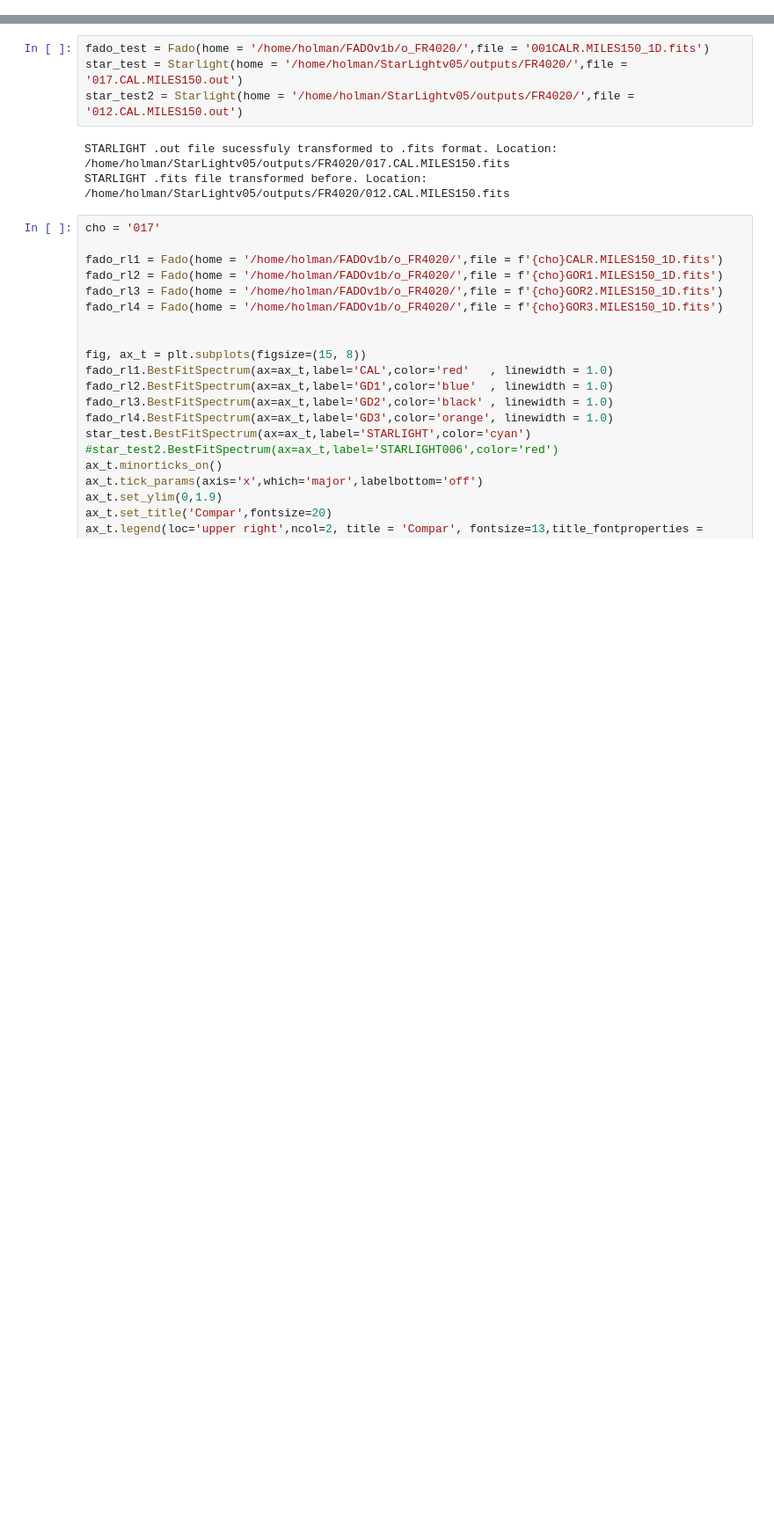
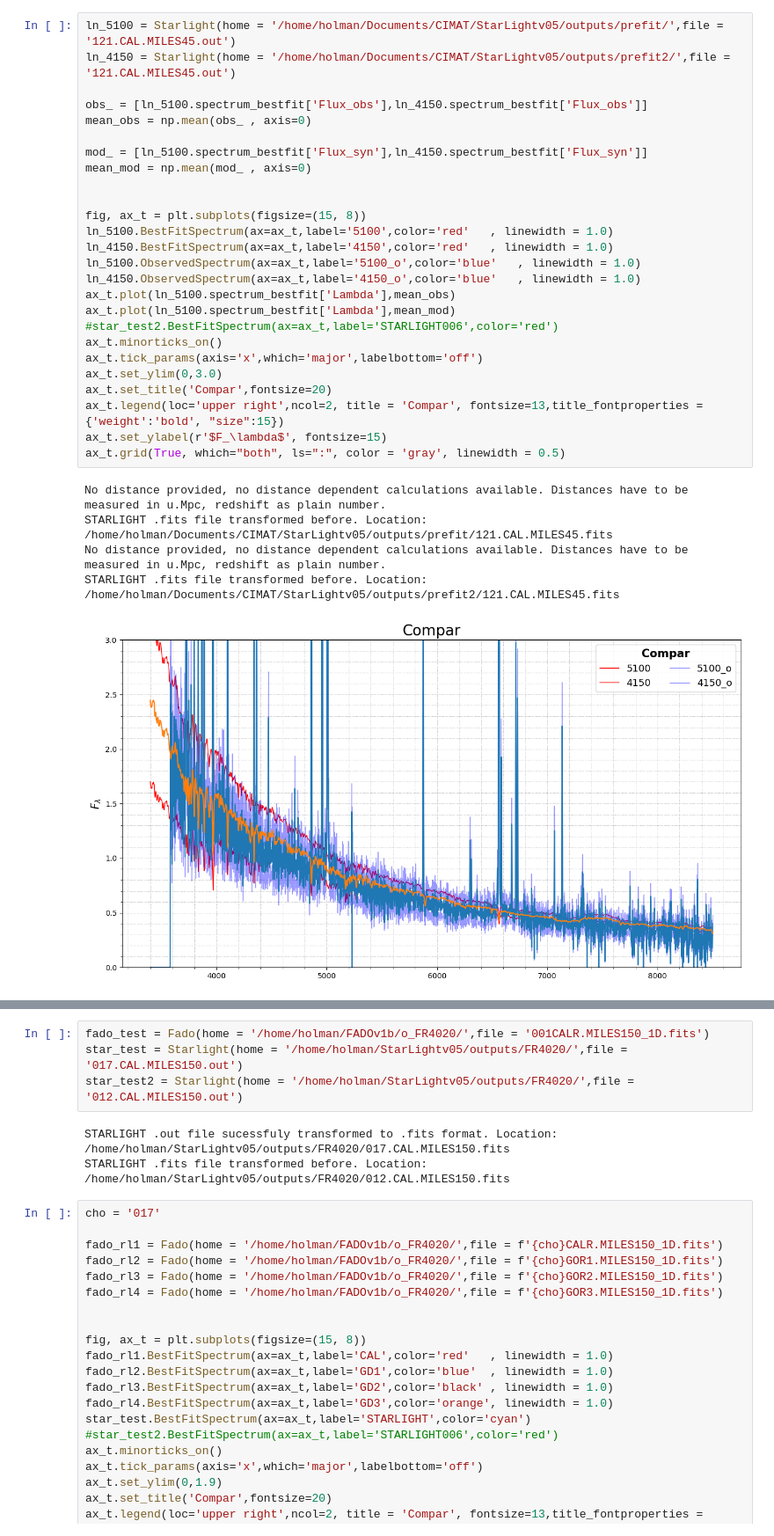
Before and after one commit to hol1m4n/HIIGalaxies, a Jupyter notebook: Spectral_synthesis/POO_test.ipynb, the cells around one changed output, grey strips where cells are left out. Shown at 88% size. Drawn from its saved outputs; the diff is of its cells as text; blank space fills up the shorter version.

```diff
--- a/Spectral_synthesis/POO_test.ipynb
+++ b/Spectral_synthesis/POO_test.ipynb
@@ -653,0 +774,32 @@ star_test.CompositePlot()
+# %%
+ln_5100 = Starlight(home = '/home/holman/Documents/CIMAT/StarLightv05/outputs/prefit/',file = '121.CAL.MILES45.out')
+ln_4150 = Starlight(home = '/home/holman/Documents/CIMAT/StarLightv05/outputs/prefit2/',file = '121.CAL.MILES45.out')
+
+obs_ = [ln_5100.spectrum_bestfit['Flux_obs'],ln_4150.spectrum_bestfit['Flux_obs']]
+mean_obs = np.mean(obs_ , axis=0)
+
+mod_ = [ln_5100.spectrum_bestfit['Flux_syn'],ln_4150.spectrum_bestfit['Flux_syn']]
+mean_mod = np.mean(mod_ , axis=0)
+
+
+fig, ax_t = plt.subplots(figsize=(15, 8))
+ln_5100.BestFitSpectrum(ax=ax_t,label='5100',color='red'   , linewidth = 1.0)
+ln_4150.BestFitSpectrum(ax=ax_t,label='4150',color='red'   , linewidth = 1.0)
+ln_5100.ObservedSpectrum(ax=ax_t,label='5100_o',color='blue'   , linewidth = 1.0)
+ln_4150.ObservedSpectrum(ax=ax_t,label='4150_o',color='blue'   , linewidth = 1.0)
+ax_t.plot(ln_5100.spectrum_bestfit['Lambda'],mean_obs)
+ax_t.plot(ln_5100.spectrum_bestfit['Lambda'],mean_mod)
+#star_test2.BestFitSpectrum(ax=ax_t,label='STARLIGHT006',color='red')
+ax_t.minorticks_on()
+ax_t.tick_params(axis='x',which='major',labelbottom='off')
+ax_t.set_ylim(0,3.0)
+ax_t.set_title('Compar',fontsize=20)
+ax_t.legend(loc='upper right',ncol=2, title = 'Compar', fontsize=13,title_fontproperties = {'weight':'bold', "size":15})
+ax_t.set_ylabel(r'$F_\lambda$', fontsize=15)
+ax_t.grid(True, which="both", ls=":", color = 'gray', linewidth = 0.5)
+# %% [output]
+No distance provided, no distance dependent calculations available. Distances have to be measured in u.Mpc, redshift as plain number.
+STARLIGHT .fits file transformed before. Location: /home/holman/Documents/CIMAT/StarLightv05/outputs/prefit/121.CAL.MILES45.fits
+No distance provided, no distance dependent calculations available. Distances have to be measured in u.Mpc, redshift as plain number.
+STARLIGHT .fits file transformed before. Location: /home/holman/Documents/CIMAT/StarLightv05/outputs/prefit2/121.CAL.MILES45.fits
+[figure, added]
```
Also changed, not shown: parts of 24 cells of this notebook, 16 other files.
